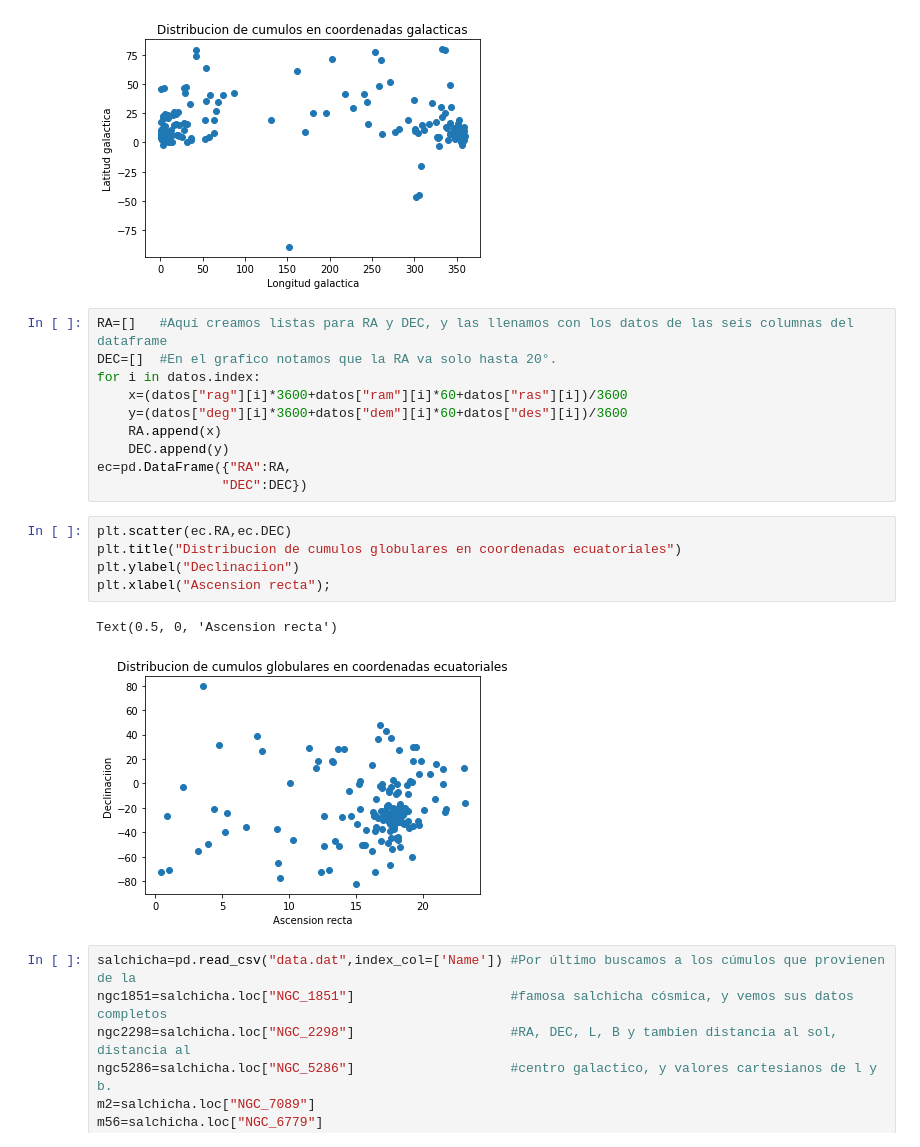
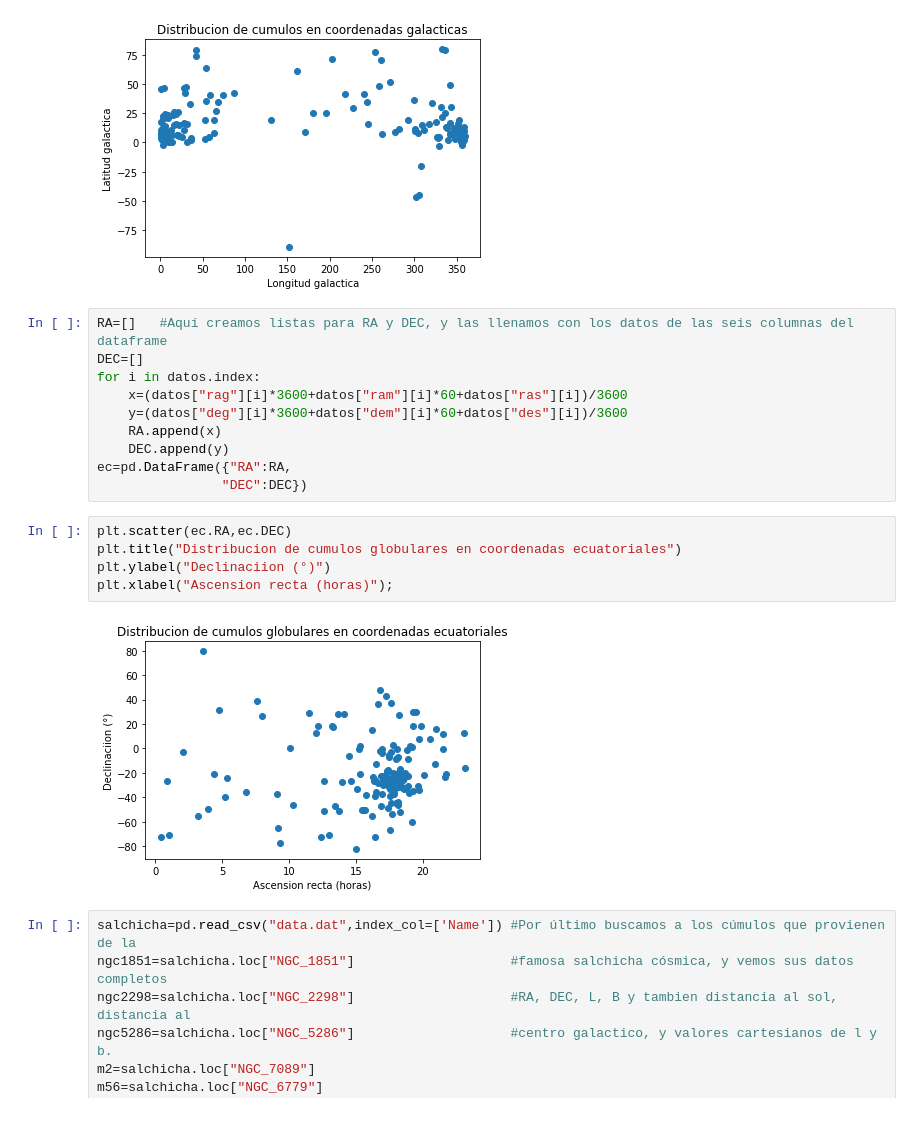
Before and after one commit to Mauriljb/Estructura, a Jupyter notebook: Graficos Cumulos.ipynb, the cells around one changed output. Saved outputs shown, nothing was run; the diff lists cells and outputs as text.

Commit message:
Grafico de posiciones de cumulos globulares

```diff
--- a/Graficos Cumulos.ipynb
+++ b/Graficos Cumulos.ipynb
@@ -37,7 +37,7 @@ plt.show();
 [figure]
 # %%
 RA=[]   #Aquí creamos listas para RA y DEC, y las llenamos con los datos de las seis columnas del dataframe
-DEC=[]  #En el grafico notamos que la RA va solo hasta 20°.
+DEC=[]
 for i in datos.index:
     x=(datos["rag"][i]*3600+datos["ram"][i]*60+datos["ras"][i])/3600
     y=(datos["deg"][i]*3600+datos["dem"][i]*60+datos["des"][i])/3600
@@ -48,11 +48,10 @@ ec=pd.DataFrame({"RA":RA,
 # %%
 plt.scatter(ec.RA,ec.DEC)
 plt.title("Distribucion de cumulos globulares en coordenadas ecuatoriales")
-plt.ylabel("Declinaciion")
-plt.xlabel("Ascension recta");
+plt.ylabel("Declinaciion (°)")
+plt.xlabel("Ascension recta (horas)");
 # %% [output]
-Text(0.5, 0, 'Ascension recta')
-[figure, old version]
+[figure, new version]
 # %%
 salchicha=pd.read_csv("data.dat",index_col=['Name']) #Por último buscamos a los cúmulos que provienen de la
 ngc1851=salchicha.loc["NGC_1851"]                    #famosa salchicha cósmica, y vemos sus datos completos
```
Also changed, not shown: parts of 1 cell of this notebook.
